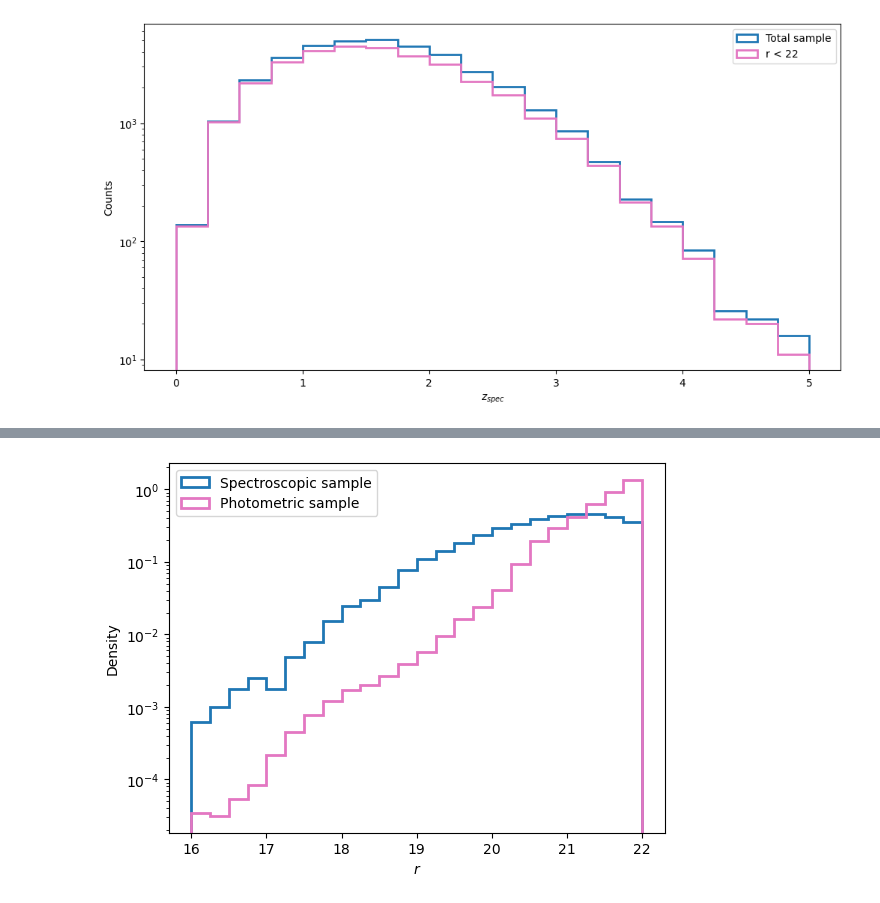
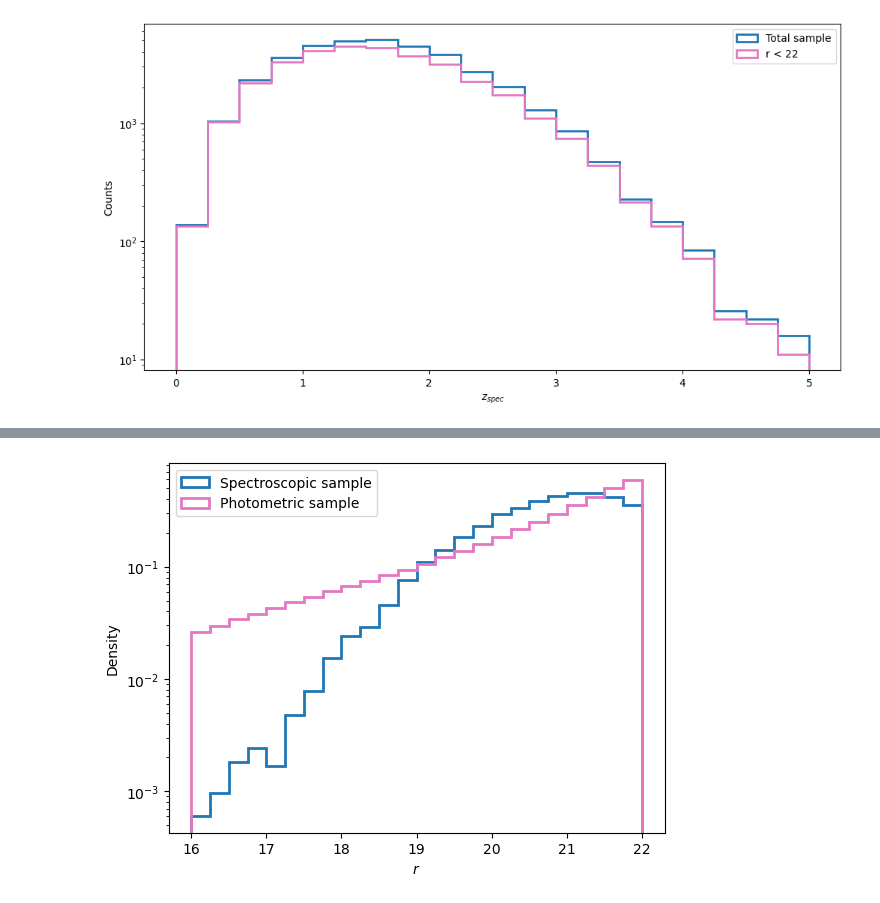
Before and after one commit to marixko/qucats_paper, a Jupyter notebook: codes/notebooks/plot_samples.ipynb, the cells around one changed output, grey strips where cells are left out. Drawn from its saved outputs; the diff is of its cells as text; code cells hidden in the pictures.

```diff
--- a/codes/notebooks/plot_samples.ipynb
+++ b/codes/notebooks/plot_samples.ipynb
@@ -55,15 +68,15 @@ plt.show()
 # %%
 plt.figure()
 bins = np.arange(16, 22.25, 0.25)
 plt.hist(spec.query('r_PStotal != 99')['r_PStotal'],
          bins=bins, label='Spectroscopic sample',
          histtype='step', lw=2, log=True, density=True, color='tab:blue')
-plt.hist(phot.query('r_PStotal != 99')['r_PStotal'],
+plt.hist(phot.query('R_PStotal != 99')['R_PStotal'],
          bins=bins, label='Photometric sample',
          histtype='step', lw=2, log=True, density=True, color='tab:pink')
 plt.xlabel('$r$')
 plt.ylabel('Density')
 plt.legend()
 plt.show()
 # %% [output]
-[figure, old version]
+[figure, new version]
```
Also changed, not shown: parts of 3 cells of this notebook.
